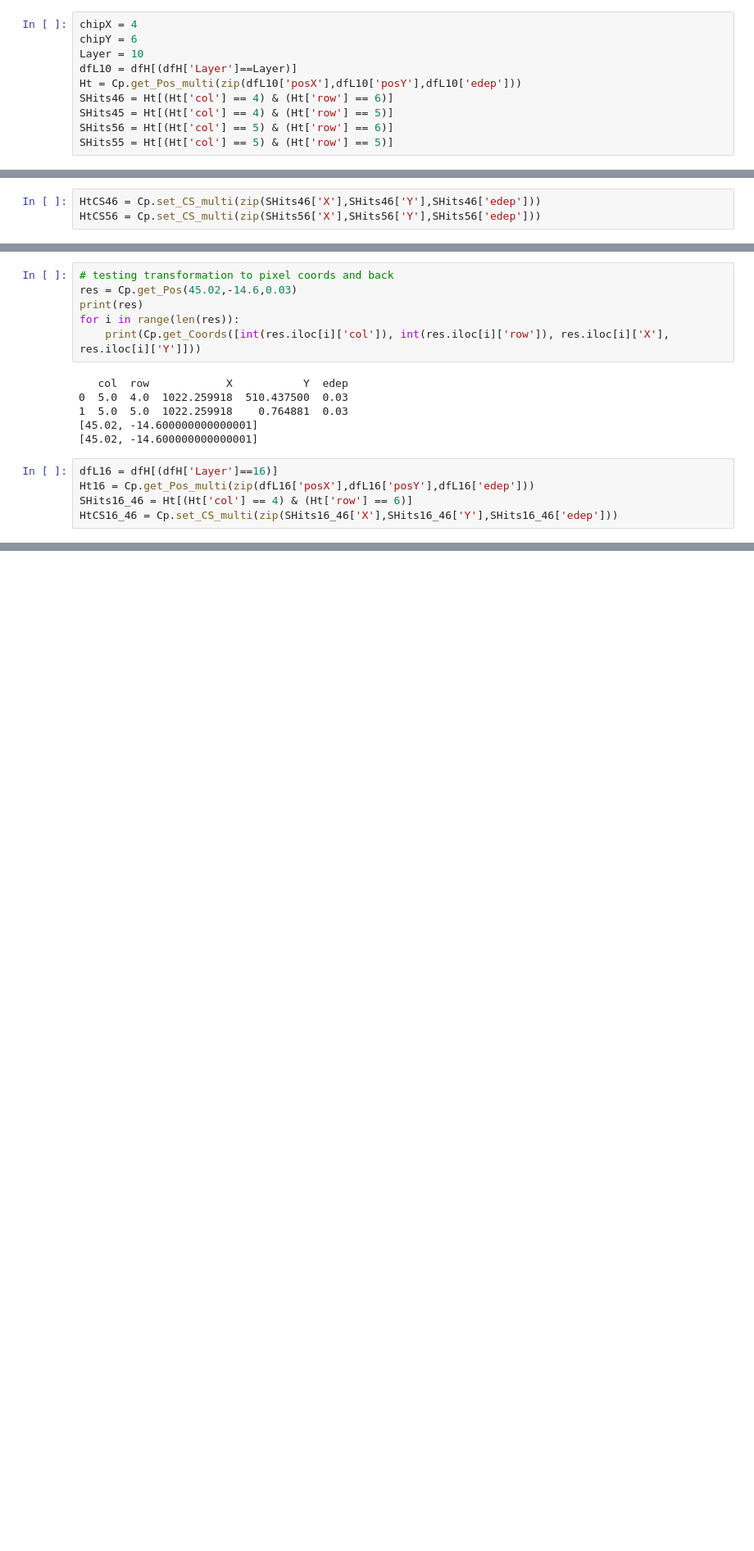
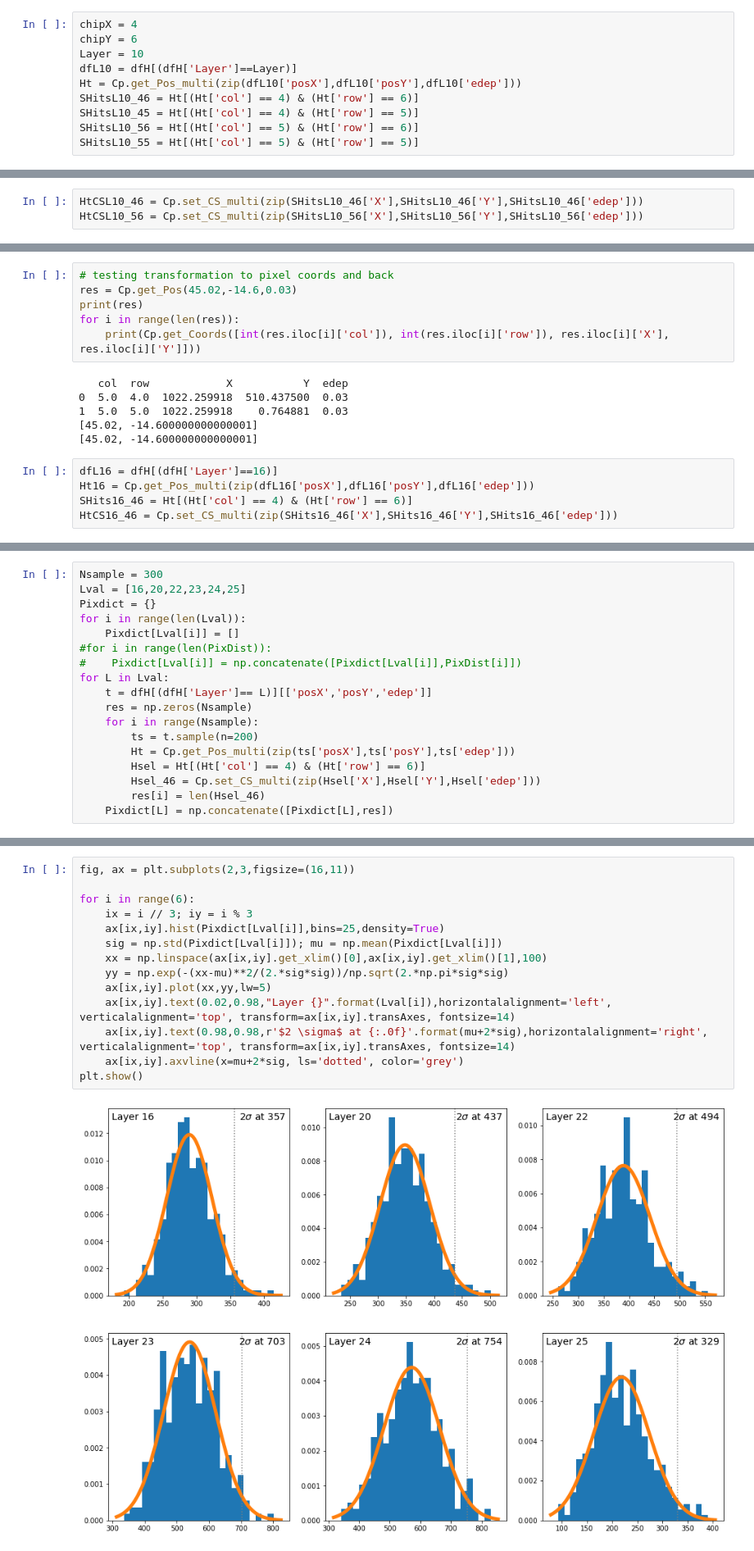
Before and after one commit to pgpapp/pcT-ReadOut, a Jupyter notebook: MLPCT_Pres_04122021.ipynb, the cells around one changed output, grey strips where cells are left out. Shown at 82% size. Saved outputs shown, nothing was run; the diff lists cells and outputs as text; blank space fills up the shorter version.

```diff
--- a/MLPCT_Pres_04122021.ipynb
+++ b/MLPCT_Pres_04122021.ipynb
@@ -325,10 +329,10 @@ chipY = 6
 Layer = 10
 dfL10 = dfH[(dfH['Layer']==Layer)]
 Ht = Cp.get_Pos_multi(zip(dfL10['posX'],dfL10['posY'],dfL10['edep']))
-SHits46 = Ht[(Ht['col'] == 4) & (Ht['row'] == 6)]
-SHits45 = Ht[(Ht['col'] == 4) & (Ht['row'] == 5)]
-SHits56 = Ht[(Ht['col'] == 5) & (Ht['row'] == 6)]
-SHits55 = Ht[(Ht['col'] == 5) & (Ht['row'] == 5)]
+SHitsL10_46 = Ht[(Ht['col'] == 4) & (Ht['row'] == 6)]
+SHitsL10_45 = Ht[(Ht['col'] == 4) & (Ht['row'] == 5)]
+SHitsL10_56 = Ht[(Ht['col'] == 5) & (Ht['row'] == 6)]
+SHitsL10_55 = Ht[(Ht['col'] == 5) & (Ht['row'] == 5)]
 # %%
 # old format (get_Pos was returning a 0,1 or 2 line array, now it is returning a dataframe) , thats a bit trickier to get now
 Layer = 10
@@ -379,8 +383,8 @@ plt.show()
 # %% [output]
 [figure]
 # %%
-HtCS46 = Cp.set_CS_multi(zip(SHits46['X'],SHits46['Y'],SHits46['edep']))
-HtCS56 = Cp.set_CS_multi(zip(SHits56['X'],SHits56['Y'],SHits56['edep']))
+HtCSL10_46 = Cp.set_CS_multi(zip(SHitsL10_46['X'],SHitsL10_46['Y'],SHitsL10_46['edep']))
+HtCSL10_56 = Cp.set_CS_multi(zip(SHitsL10_56['X'],SHitsL10_56['Y'],SHitsL10_56['edep']))
 # %%
 fig, ax = plt.subplots(1,2,figsize=(16,6),sharey=True)
 plt.subplots_adjust(wspace=0)
@@ -496,0 +505,18 @@ HtCS16_46 = Cp.set_CS_multi(zip(SHits16_46['X'],SHits16_46['Y'],SHits16_46['edep
+# %%
+Nsample = 300
+Lval = [16,20,22,23,24,25]
+Pixdict = {}
+for i in range(len(Lval)):
+    Pixdict[Lval[i]] = []
+#for i in range(len(PixDist)):
+#    Pixdict[Lval[i]] = np.concatenate([Pixdict[Lval[i]],PixDist[i]])
+for L in Lval:
+    t = dfH[(dfH['Layer']== L)][['posX','posY','edep']]
+    res = np.zeros(Nsample)
+    for i in range(Nsample):
+        ts = t.sample(n=200)
+        Ht = Cp.get_Pos_multi(zip(ts['posX'],ts['posY'],ts['edep']))
+        Hsel = Ht[(Ht['col'] == 4) & (Ht['row'] == 6)]
+        Hsel_46 = Cp.set_CS_multi(zip(Hsel['X'],Hsel['Y'],Hsel['edep']))
+        res[i] = len(Hsel_46)
+    Pixdict[L] = np.concatenate([Pixdict[L],res])
@@ -496,0 +527,16 @@ HtCS16_46 = Cp.set_CS_multi(zip(SHits16_46['X'],SHits16_46['Y'],SHits16_46['edep
+# %%
+fig, ax = plt.subplots(2,3,figsize=(16,11))
+
+for i in range(6):
+    ix = i // 3; iy = i % 3
+    ax[ix,iy].hist(Pixdict[Lval[i]],bins=25,density=True)
+    sig = np.std(Pixdict[Lval[i]]); mu = np.mean(Pixdict[Lval[i]])
+    xx = np.linspace(ax[ix,iy].get_xlim()[0],ax[ix,iy].get_xlim()[1],100)
+    yy = np.exp(-(xx-mu)**2/(2.*sig*sig))/np.sqrt(2.*np.pi*sig*sig)
+    ax[ix,iy].plot(xx,yy,lw=5)
+    ax[ix,iy].text(0.02,0.98,"Layer {}".format(Lval[i]),horizontalalignment='left', verticalalignment='top', transform=ax[ix,iy].transAxes, fontsize=14)
+    ax[ix,iy].text(0.98,0.98,r'$2 \sigma$ at {:.0f}'.format(mu+2*sig),horizontalalignment='right', verticalalignment='top', transform=ax[ix,iy].transAxes, fontsize=14)
+    ax[ix,iy].axvline(x=mu+2*sig, ls='dotted', color='grey')
+plt.show()
+# %% [output]
+[figure, added]
```
Also changed, not shown: parts of 21 cells of this notebook.
